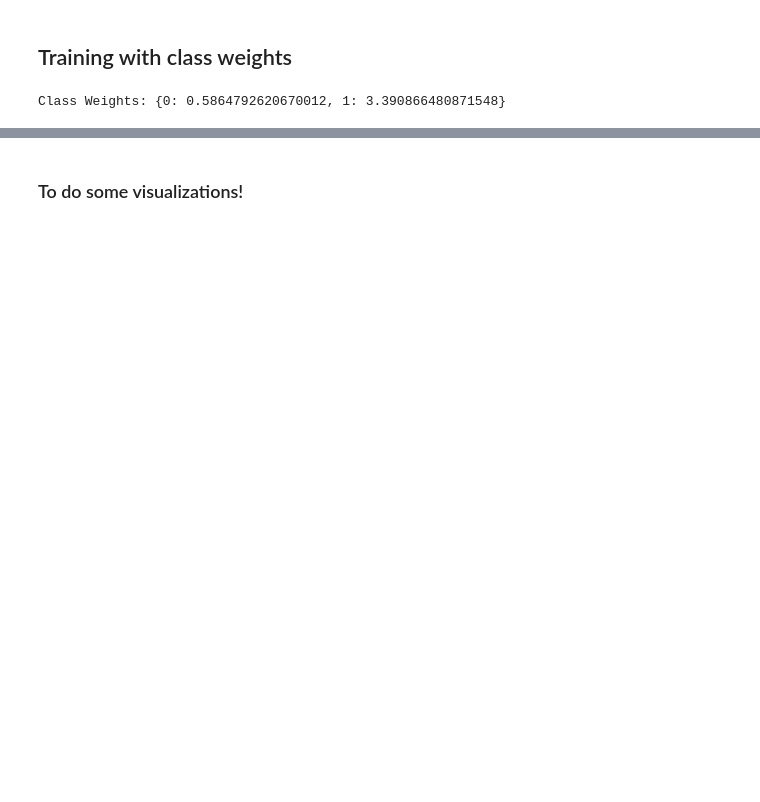
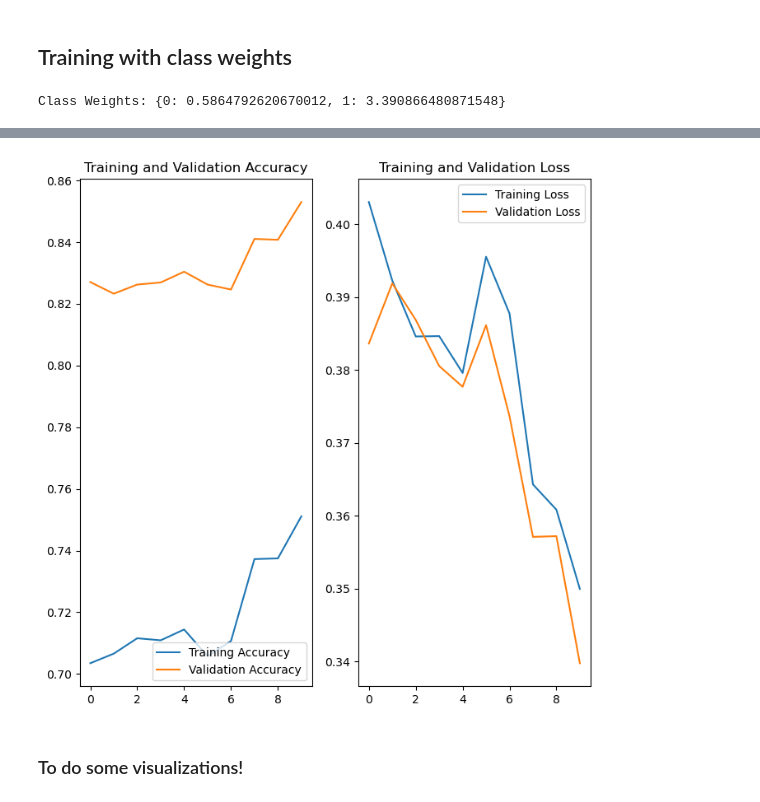
Before and after one commit to ccpfoye/IPEO_Group3_Project, a Jupyter notebook: load_data.ipynb, the cells around one changed output, grey strips where cells are left out. Cells and saved outputs as stored; diff of their text form; code cells hidden in the pictures; blank space fills up the shorter version.

```diff
--- a/load_data.ipynb
+++ b/load_data.ipynb
@@ -218,3 +276,7 @@ Epoch 3/10
+# %%
+plot_results(history)
+# %% [output]
+[figure, added]
 # %%
 model.save('with_classweights_10_epochs.keras')
 # %% [markdown]
```
Also changed, not shown: parts of 6 cells of this notebook, 2 other files.
